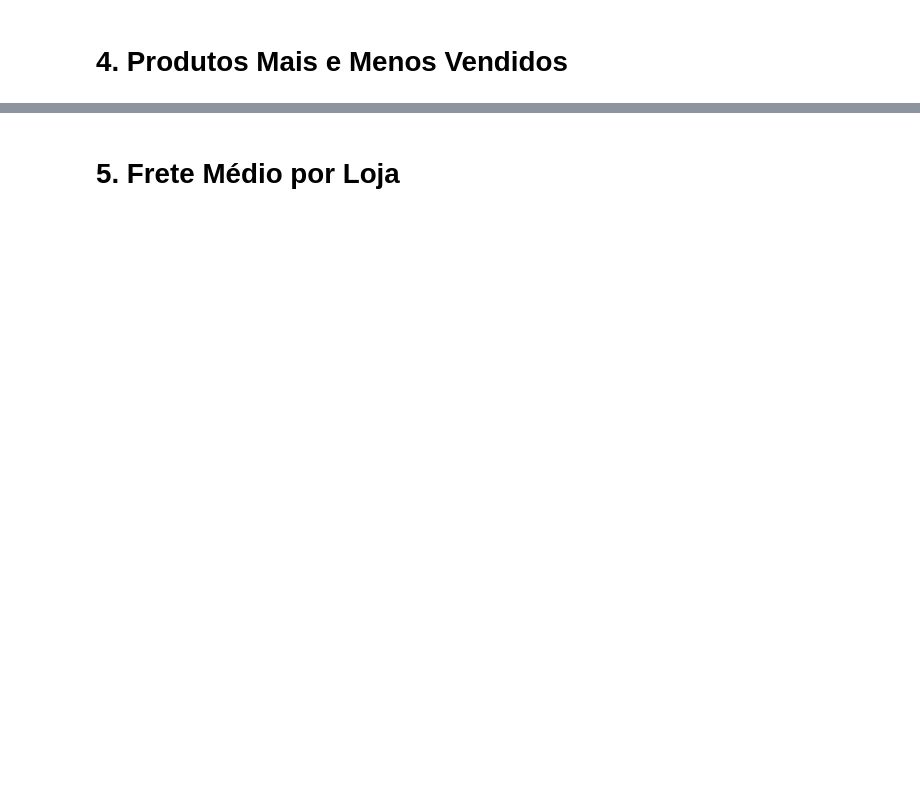
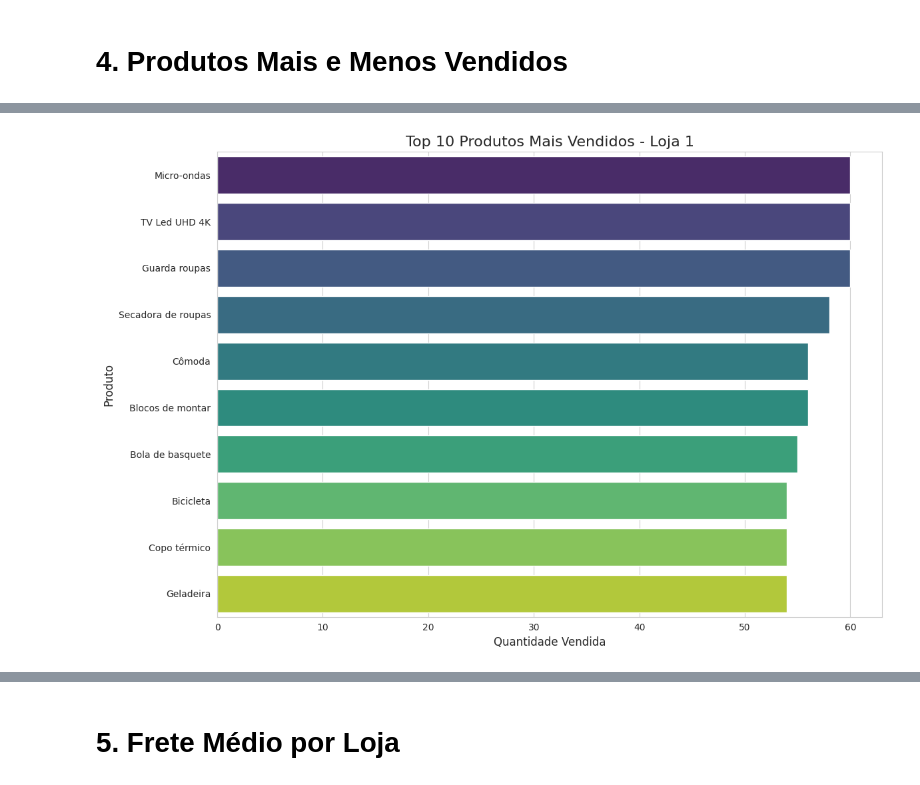
Before and after one commit to jhonatanwsds/ChallengerBigData, a Jupyter notebook: AluraStoreBr.ipynb, the cells around one changed output, grey strips where cells are left out. Saved outputs shown, nothing was run; the diff lists cells and outputs as text; code cells hidden in the pictures; blank space fills up the shorter version.

```diff
--- a/AluraStoreBr.ipynb
+++ b/AluraStoreBr.ipynb
@@ -48,2 +109,88 @@ IndentationError: unexpected indent (<ipython-input-10-457236e9d158>, line 2)
 # %% [markdown]
 # 4. Produtos Mais e Menos Vendidos
+# %%
+import matplotlib.pyplot as plt
+import seaborn as sns
+
+# Configurações para os gráficos
+sns.set_style("whitegrid")
+plt.rc('figure', figsize=(12, 8))
+
+# --- Loja 1 ---
+print("Análise de Vendas - Loja 1")
+print("="*50)
+vendas_produtos_loja1 = loja['Produto'].value_counts()
+produto_mais_vendido_l1 = vendas_produtos_loja1.index[0]
+produto_menos_vendido_l1 = vendas_produtos_loja1.index[-1]
+print(f"Produto Mais Vendido: '{produto_mais_vendido_l1}' com {vendas_produtos_loja1.iloc[0]} unidades.")
+print(f"Produto Menos Vendido: '{produto_menos_vendido_l1}' com {vendas_produtos_loja1.iloc[-1]} unidades.")
+
+plt.figure()
+top_10_loja1 = vendas_produtos_loja1.head(10)
+sns.barplot(x=top_10_loja1.values, y=top_10_loja1.index, palette='viridis', hue=top_10_loja1.index, legend=False)
+plt.title('Top 10 Produtos Mais Vendidos - Loja 1', fontsize=16)
+plt.xlabel('Quantidade Vendida', fontsize=12)
+plt.ylabel('Produto', fontsize=12)
+plt.tight_layout()
+plt.show()
+print("\n\n")
+
+
+# --- Loja 2 ---
+print("Análise de Vendas - Loja 2")
+print("="*50)
+vendas_produtos_loja2 = loja2['Produto'].value_counts()
+produto_mais_vendido_l2 = vendas_produtos_loja2.index[0]
+produto_menos_vendido_l2 = vendas_produtos_loja2.index[-1]
+print(f"Produto Mais Vendido: '{produto_mais_vendido_l2}' com {vendas_produtos_loja2.iloc[0]} unidades.")
+print(f"Produto Menos Vendido: '{produto_menos_vendido_l2}' com {vendas_produtos_loja2.iloc[-1]} unidades.")
+
+plt.figure()
+top_10_loja2 = vendas_produtos_loja2.head(10)
+sns.barplot(x=top_10_loja2.values, y=top_10_loja2.index, palette='plasma', hue=top_10_loja2.index, legend=False)
+plt.title('Top 10 Produtos Mais Vendidos - Loja 2', fontsize=16)
+plt.xlabel('Quantidade Vendida', fontsize=12)
+plt.ylabel('Produto', fontsize=12)
+plt.tight_layout()
+plt.show()
+print("\n\n")
+
+
+# --- Loja 3 ---
+print("Análise de Vendas - Loja 3")
+print("="*50)
+vendas_produtos_loja3 = loja3['Produto'].value_counts()
+produto_mais_vendido_l3 = vendas_produtos_loja3.index[0]
+produto_menos_vendido_l3 = vendas_produtos_loja3.index[-1]
+print(f"Produto Mais Vendido: '{produto_mais_vendido_l3}' com {vendas_produtos_loja3.iloc[0]} unidades.")
+print(f"Produto Menos Vendido: '{produto_menos_vendido_l3}' com {vendas_produtos_loja3.iloc[-1]} unidades.")
+
+plt.figure()
+top_10_loja3 = vendas_produtos_loja3.head(10)
+sns.barplot(x=top_10_loja3.values, y=top_10_loja3.index, palette='magma', hue=top_10_loja3.index, legend=False)
+plt.title('Top 10 Produtos Mais Vendidos - Loja 3', fontsize=16)
+plt.xlabel('Quantidade Vendida', fontsize=12)
+plt.ylabel('Produto', fontsize=12)
+plt.tight_layout()
+plt.show()
+print("\n\n")
+
+
+# --- Loja 4 ---
+print("Análise de Vendas - Loja 4")
+print("="*50)
+vendas_produtos_loja4 = loja4['Produto'].value_counts()
+produto_mais_vendido_l4 = vendas_produtos_loja4.index[0]
+produto_menos_vendido_l4 = vendas_produtos_loja4.index[-1]
+print(f"Produto Mais Vendido: '{produto_mais_vendido_l4}' com {vendas_produtos_loja4.iloc[0]} unidades.")
+print(f"Produto Menos Vendido: '{produto_menos_vendido_l4}' com {vendas_produtos_loja4.iloc[-1]} unidades.")
+
+plt.figure()
+top_10_loja4 = vendas_produtos_loja4.head(10)
+sns.barplot(x=top_10_loja4.values, y=top_10_loja4.index, palette='cividis', hue=top_10_loja4.index, legend=False)
+plt.title('Top 10 Produtos Mais Vendidos - Loja 4', fontsize=16)
+plt.xlabel('Quantidade Vendida', fontsize=12)
+plt.ylabel('Produto', fontsize=12)
+plt.tight_layout()
+plt.show()
+# %% [output]
@@ -49,0 +201 @@ IndentationError: unexpected indent (<ipython-input-10-457236e9d158>, line 2)
+[figure, added]
```
Also changed, not shown: parts of 5 cells of this notebook.
